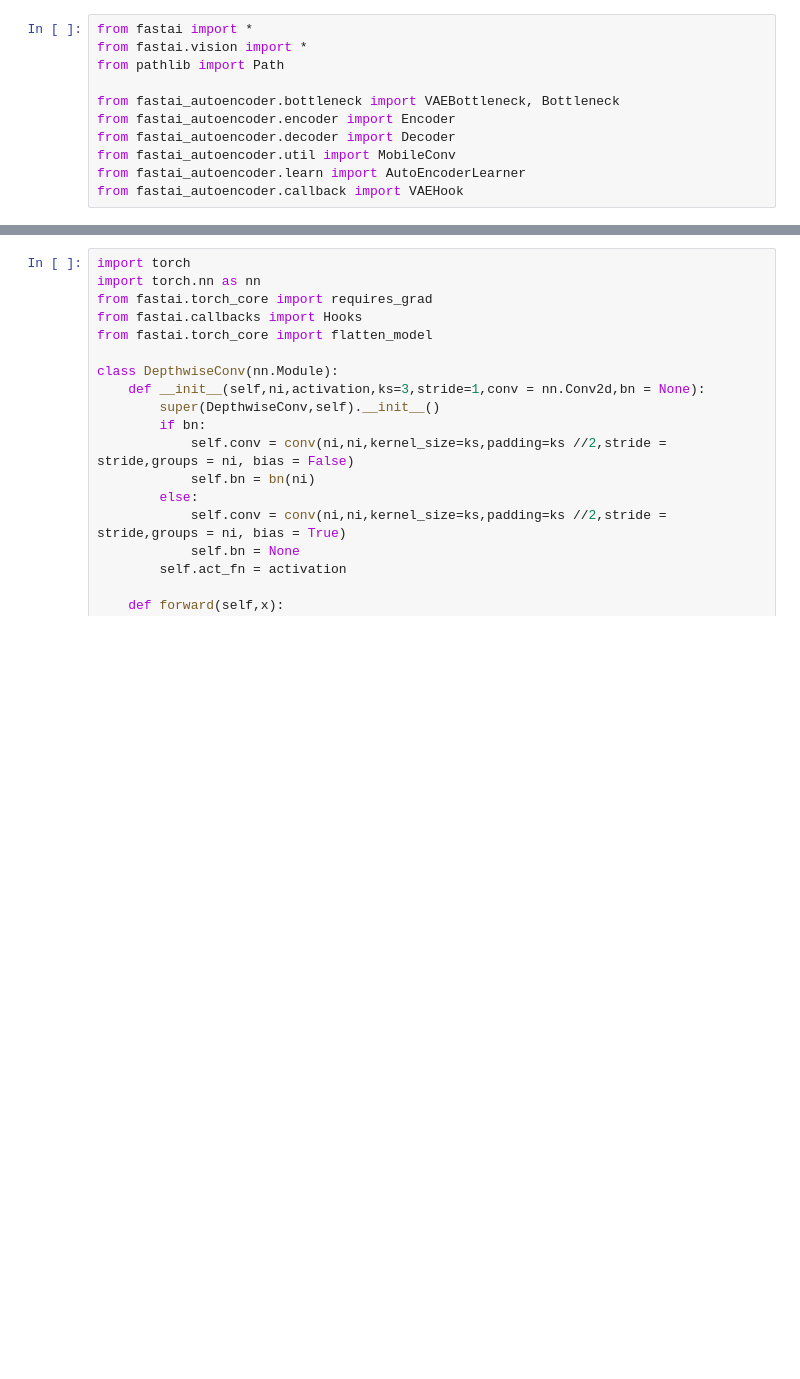
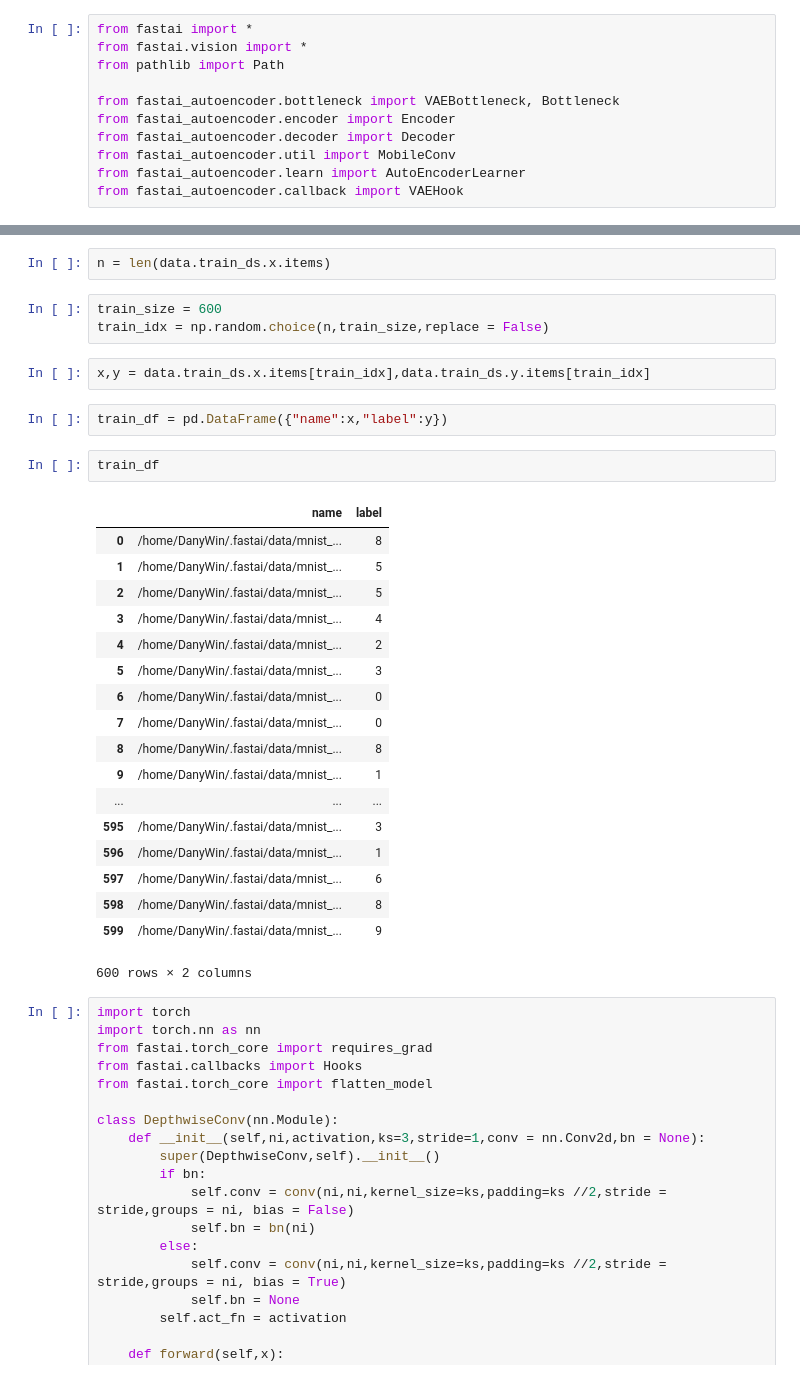
Before and after one commit to dhuynh95/fastai_autoencoder, a Jupyter notebook: MNIST.ipynb, the cells around one changed output, grey strips where cells are left out. Cells and saved outputs as stored; diff of their text form; blank space fills up the shorter version.

```diff
--- a/MNIST.ipynb
+++ b/MNIST.ipynb
@@ -34,3 +46,33 @@ x,y = data.one_batch()
+# %%
+n = len(data.train_ds.x.items)
+# %%
+train_size = 600
+train_idx = np.random.choice(n,train_size,replace = False)
+# %%
+x,y = data.train_ds.x.items[train_idx],data.train_ds.y.items[train_idx]
+# %%
+train_df = pd.DataFrame({"name":x,"label":y})
+# %%
+train_df
+# %% [output]
+|  | name | label |
+| 0 | /home/DanyWin/.fastai/data/mnist_... | 8 |
+| 1 | /home/DanyWin/.fastai/data/mnist_... | 5 |
+| 2 | /home/DanyWin/.fastai/data/mnist_... | 5 |
+| 3 | /home/DanyWin/.fastai/data/mnist_... | 4 |
+| 4 | /home/DanyWin/.fastai/data/mnist_... | 2 |
+| 5 | /home/DanyWin/.fastai/data/mnist_... | 3 |
+| 6 | /home/DanyWin/.fastai/data/mnist_... | 0 |
+| 7 | /home/DanyWin/.fastai/data/mnist_... | 0 |
+| 8 | /home/DanyWin/.fastai/data/mnist_... | 8 |
+| 9 | /home/DanyWin/.fastai/data/mnist_... | 1 |
+| ... | ... | ... |
+| 595 | /home/DanyWin/.fastai/data/mnist_... | 3 |
+| 596 | /home/DanyWin/.fastai/data/mnist_... | 1 |
+| 597 | /home/DanyWin/.fastai/data/mnist_... | 6 |
+| 598 | /home/DanyWin/.fastai/data/mnist_... | 8 |
+| 599 | /home/DanyWin/.fastai/data/mnist_... | 9 |
+600 rows × 2 columns
 # %%
 import torch
 import torch.nn as nn
```
Also changed, not shown: parts of 4 cells of this notebook.
